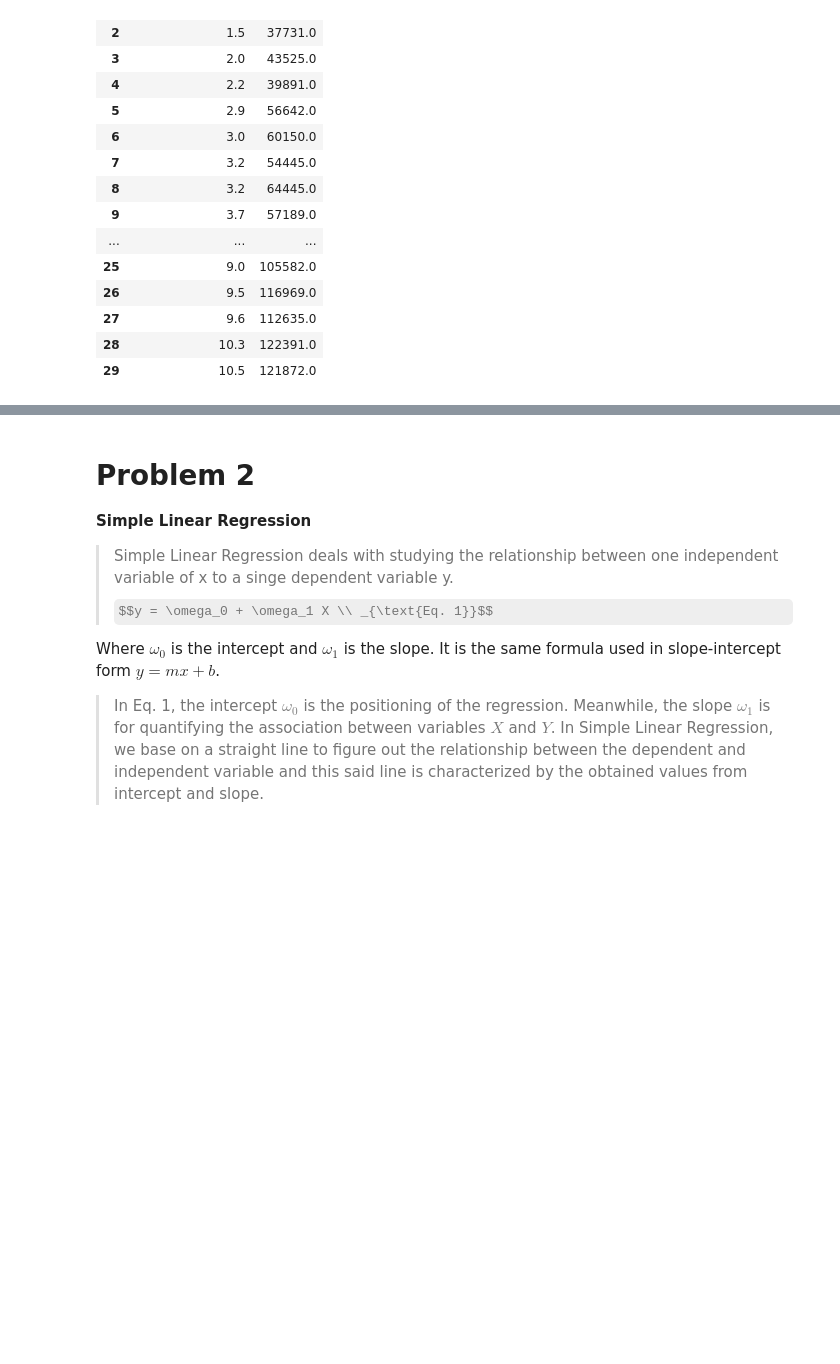
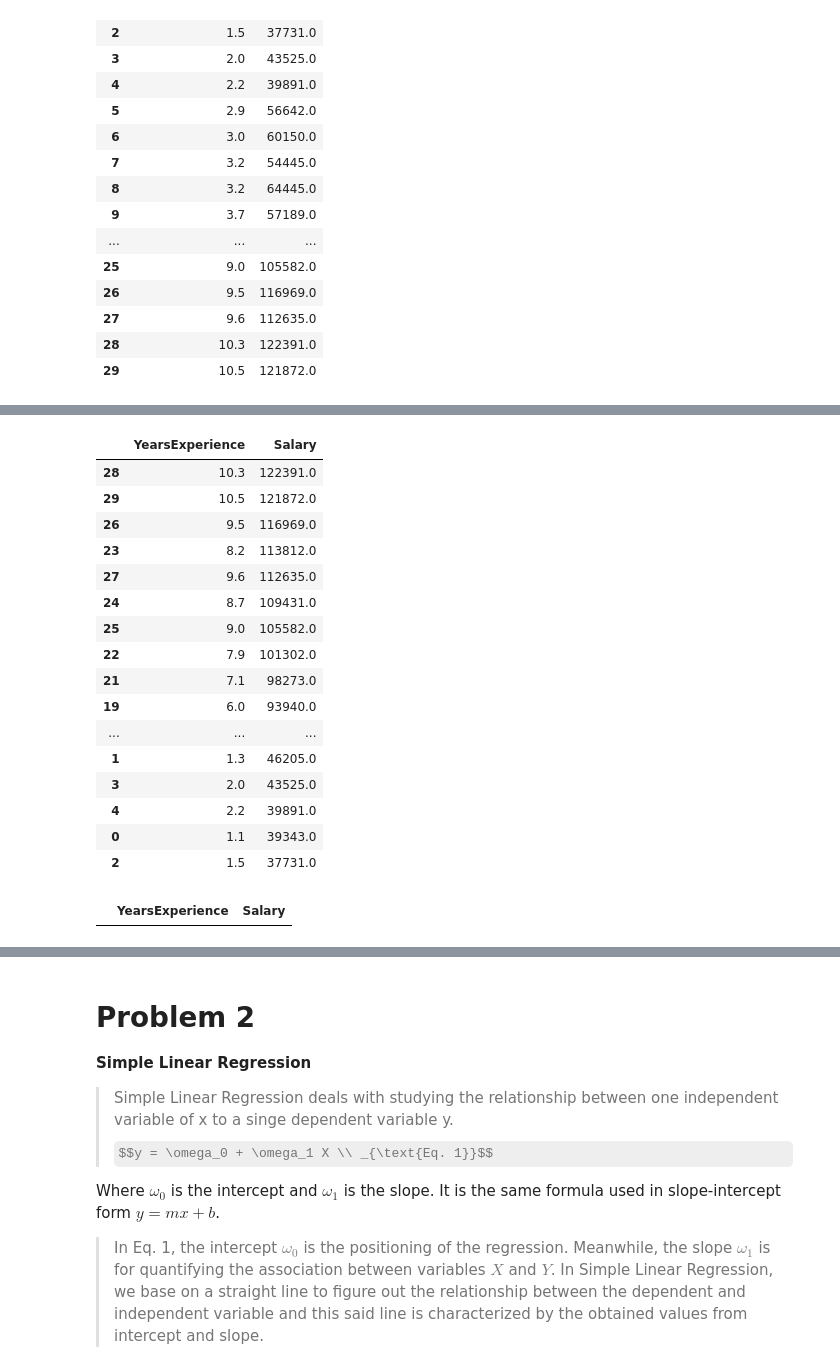
Before and after one commit to Nikkuchan/AIDA1_Wagler, a Jupyter notebook: 58089_MEX_Padilla.ipynb, the cells around one changed output, grey strips where cells are left out. Cells and saved outputs as stored; diff of their text form; code cells hidden in the pictures; some formulas as TeX source; blank space fills up the shorter version.

```diff
--- a/58089_MEX_Padilla.ipynb
+++ b/58089_MEX_Padilla.ipynb
@@ -34,0 +59,29 @@ salary_df
+# %%
+Salary_rank = salary_df.sort_values(by='Salary', ascending=False)
+Salary_rank
+# %% [output]
+|  | YearsExperience | Salary |
+| 28 | 10.3 | 122391.0 |
+| 29 | 10.5 | 121872.0 |
+| 26 | 9.5 | 116969.0 |
+| 23 | 8.2 | 113812.0 |
+| 27 | 9.6 | 112635.0 |
+| 24 | 8.7 | 109431.0 |
+| 25 | 9.0 | 105582.0 |
+| 22 | 7.9 | 101302.0 |
+| 21 | 7.1 | 98273.0 |
+| 19 | 6.0 | 93940.0 |
+| ... | ... | ... |
+| 1 | 1.3 | 46205.0 |
+| 3 | 2.0 | 43525.0 |
+| 4 | 2.2 | 39891.0 |
+| 0 | 1.1 | 39343.0 |
+| 2 | 1.5 | 37731.0 |
+# %%
+#Checking if there are NaN values
+is_NaN = salary_df.isnull()
+row_has_NaN = is_NaN.any(axis=1)
+rows_with_NaN = salary_df[row_has_NaN]
+rows_with_NaN
+# %% [output]
+|  | YearsExperience | Salary |
```
Also changed, not shown: parts of 9 cells of this notebook.
